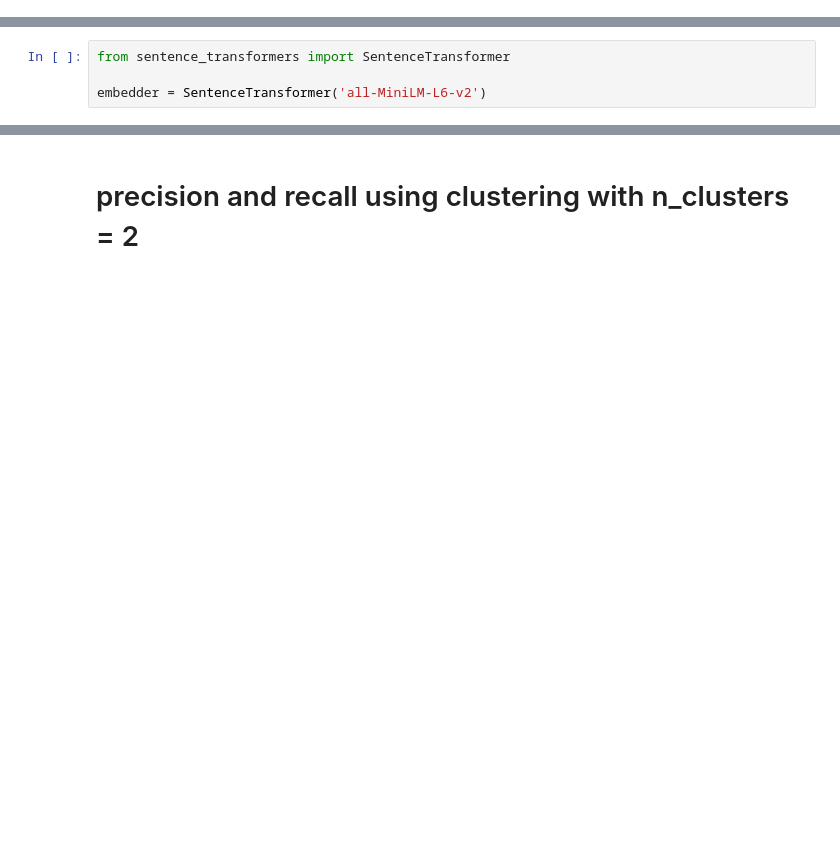
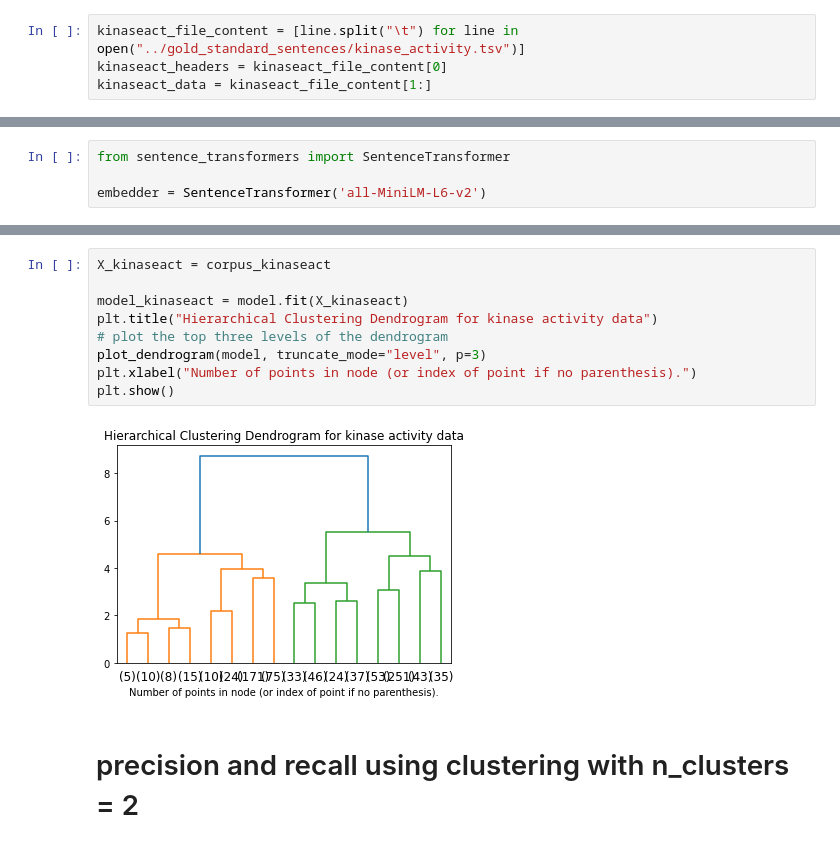
Before and after one commit to WormBase/curation-sentence-classification, a Jupyter notebook: notebooks/new_sentence_clustering.ipynb, the cells around one changed output, grey strips where cells are left out. Cells and saved outputs as stored; diff of their text form; blank space fills up the shorter version.

```diff
--- a/notebooks/new_sentence_clustering.ipynb
+++ b/notebooks/new_sentence_clustering.ipynb
@@ -7 +7,5 @@ data = file_content[1:]
+# %%
+kinaseact_file_content = [line.split("\t") for line in open("../gold_standard_sentences/kinase_activity.tsv")]
+kinaseact_headers = kinaseact_file_content[0]
+kinaseact_data = kinaseact_file_content[1:]
 # %%
@@ -95,3 +115,14 @@ plt.show()
+# %%
+X_kinaseact = corpus_kinaseact
+
+model_kinaseact = model.fit(X_kinaseact)
+plt.title("Hierarchical Clustering Dendrogram for kinase activity data")
+# plot the top three levels of the dendrogram
+plot_dendrogram(model, truncate_mode="level", p=3)
+plt.xlabel("Number of points in node (or index of point if no parenthesis).")
+plt.show()
+# %% [output]
+[figure, added]
 # %% [markdown]
 # precision and recall using clustering with n_clusters = 2
 # %%
```
Also changed, not shown: parts of 19 cells of this notebook, 4 other files.
